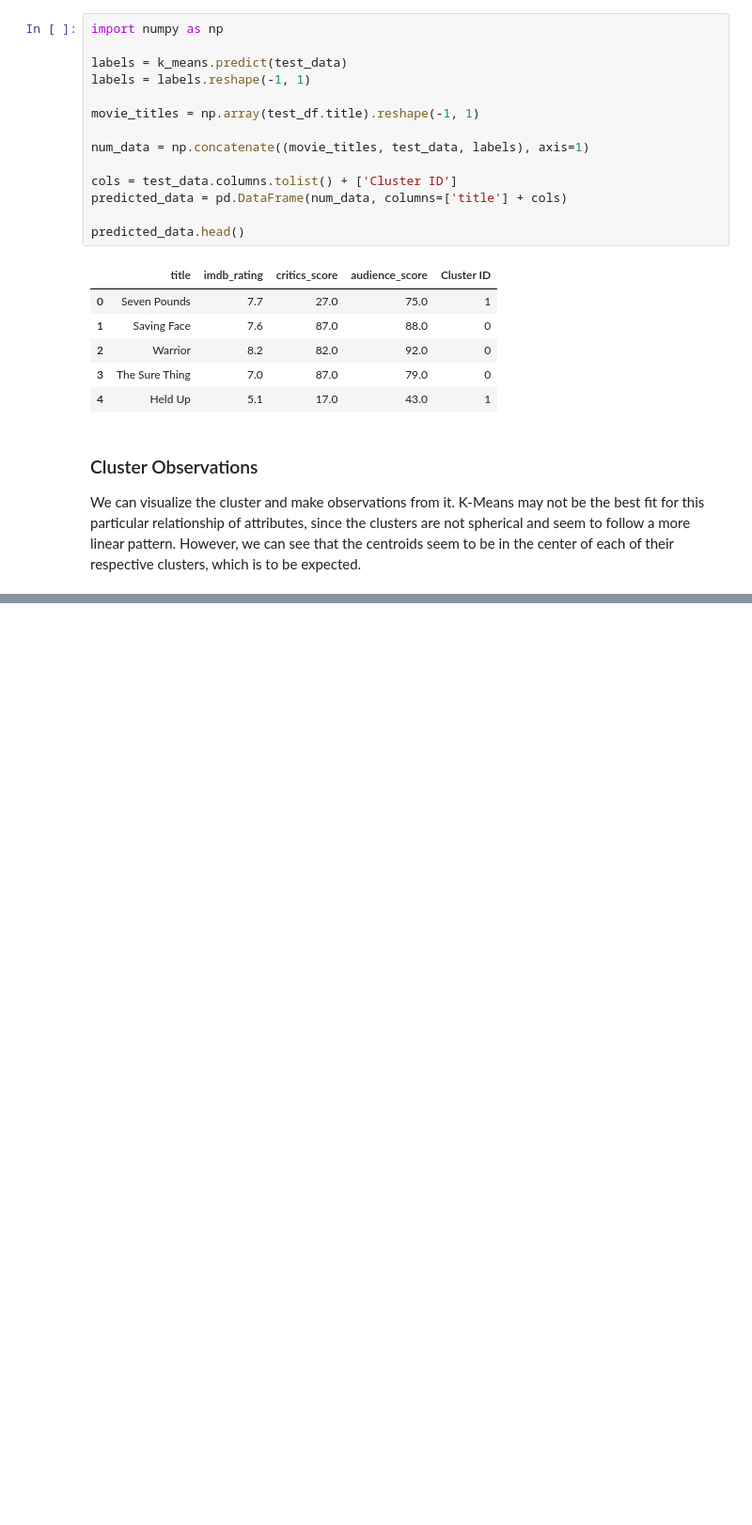
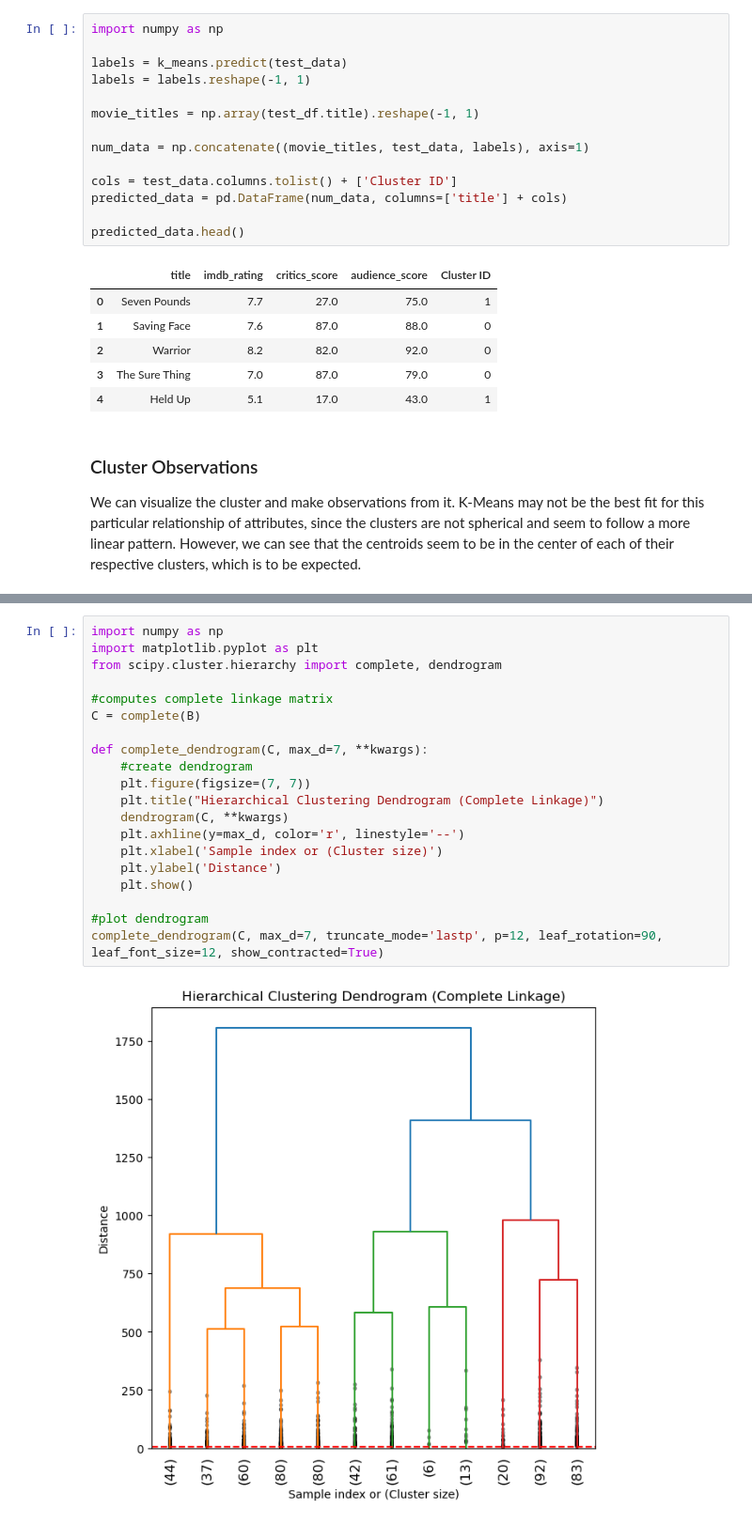
Before and after one commit to Robby-D1/CSC177_ClusterAnalysis_Project, a Jupyter notebook: Part 1/Text Mining Project Part 1.ipynb, the cells around one changed output, grey strips where cells are left out. Shown at 94% size. Drawn from its saved outputs; the diff is of its cells as text; blank space fills up the shorter version.

```diff
--- a/Part 1/Text Mining Project Part 1.ipynb
+++ b/Part 1/Text Mining Project Part 1.ipynb
@@ -149,0 +200,22 @@ plt.show()
+# %%
+import numpy as np
+import matplotlib.pyplot as plt
+from scipy.cluster.hierarchy import complete, dendrogram
+
+#computes complete linkage matrix
+C = complete(B)
+
+def complete_dendrogram(C, max_d=7, **kwargs):
+    #create dendrogram
+    plt.figure(figsize=(7, 7))
+    plt.title("Hierarchical Clustering Dendrogram (Complete Linkage)")
+    dendrogram(C, **kwargs)
+    plt.axhline(y=max_d, color='r', linestyle='--')
+    plt.xlabel('Sample index or (Cluster size)')
+    plt.ylabel('Distance')
+    plt.show()
+
+#plot dendrogram
+complete_dendrogram(C, max_d=7, truncate_mode='lastp', p=12, leaf_rotation=90, leaf_font_size=12, show_contracted=True)
+# %% [output]
+[figure, added]
```
Also changed, not shown: parts of 14 cells of this notebook.
